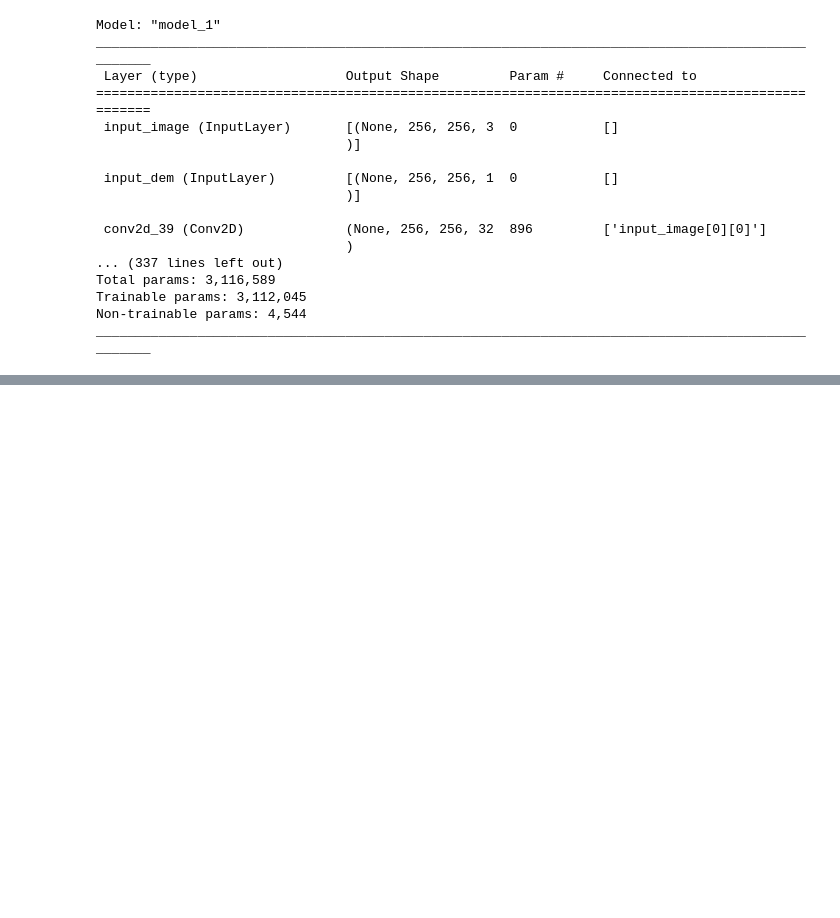
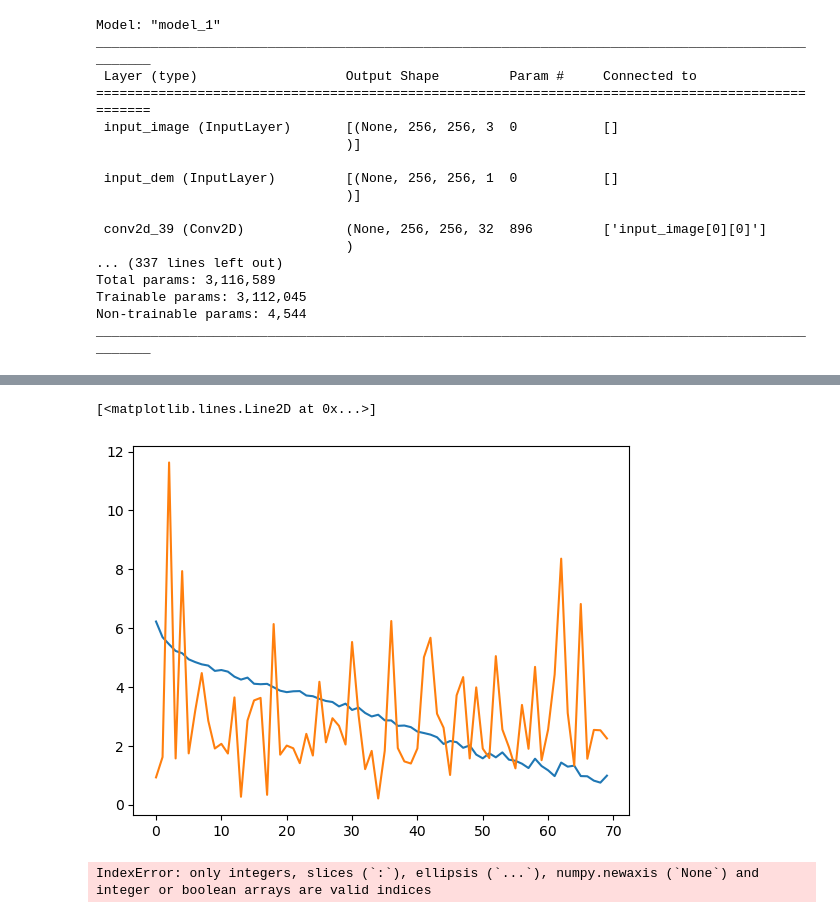
Before and after one commit to thomas7619/landslide, a Jupyter notebook: neural_net.ipynb, the cells around one changed output, grey strips where cells are left out. Cells and saved outputs as stored; diff of their text form; code cells hidden in the pictures; blank space fills up the shorter version.

```diff
--- a/neural_net.ipynb
+++ b/neural_net.ipynb
@@ -123,0 +124,2 @@ plot_model(model, to_file='fusion.png', show_shapes=True, show_layer_names=True)
+# %%
+hist=np.load('./raw_dataset_gf_16_lr0.001/history.npy',allow_pickle=True).item()
@@ -123,0 +146,10 @@ plot_model(model, to_file='fusion.png', show_shapes=True, show_layer_names=True)
+# %%
+plt.plot(hist['loss'])
+plt.plot(hist['val_loss'])
+# %% [output]
+[<matplotlib.lines.Line2D at 0x...>]
+[figure, added]
+# %%
+hist['loss']
+# %% [output]
+IndexError: only integers, slices (`:`), ellipsis (`...`), numpy.newaxis (`None`) and integer or boolean arrays are valid indices
```
Also changed, not shown: parts of 8 cells of this notebook, 5 other files.
